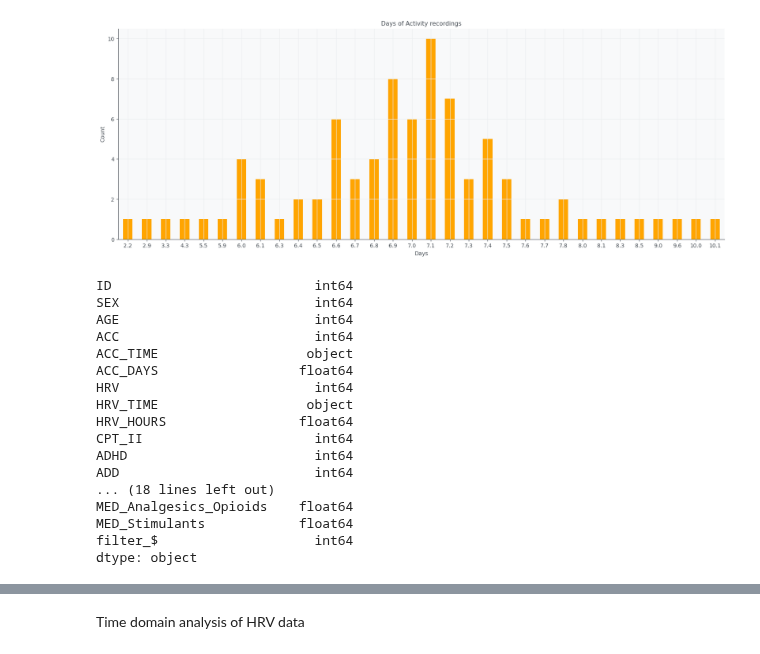
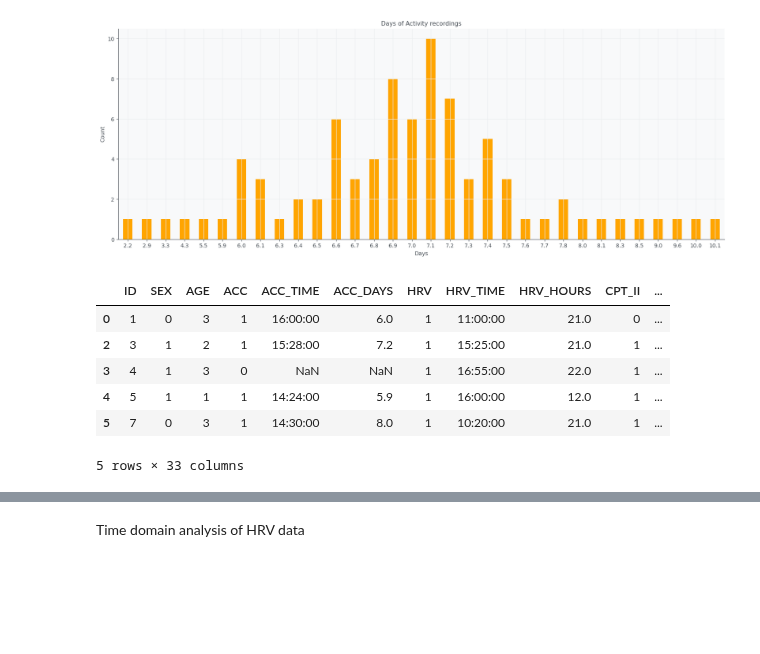
Before and after one commit to GacildaAnne/Thesis-ADHD-HRV, a Jupyter notebook: Thesis_code.ipynb, the cells around one changed output, grey strips where cells are left out. Drawn from its saved outputs; the diff is of its cells as text; code cells hidden in the pictures; blank space fills up the shorter version.

```diff
--- a/Thesis_code.ipynb
+++ b/Thesis_code.ipynb
@@ -82,25 +84,19 @@ patient_info.ACC_DAYS.value_counts().sort_index().plot(kind="bar", rot=0, color=
 plt.show()
 # %% [output]
 [figure]
-# %%
-
-
-patient_info.dtypes
-# %% [output]
-ID                          int64
-SEX                         int64
-AGE                         int64
-ACC                         int64
-ACC_TIME                   object
-ACC_DAYS                  float64
-HRV                         int64
-HRV_TIME                   object
-HRV_HOURS                 float64
-CPT_II                      int64
-ADHD                        int64
-ADD                         int64
-... (18 lines left out)
-MED_Analgesics_Opioids    float64
-MED_Stimulants            float64
-filter_$                    int64
-dtype: object
+# %%
+# Preparing HRV for plots and analysis
+
+HRVdf = patient_info.dropna(subset = ['HRV_TIME', 'HRV_HOURS']) # Remove rows with NAs in those two columns.
+
+type(HRVdf)
+
+HRVdf.head()
+# %% [output]
+|  | ID | SEX | AGE | ACC | ACC_TIME | ACC_DAYS | HRV | HRV_TIME | HRV_HOURS | CPT_II | ... |
+| 0 | 1 | 0 | 3 | 1 | 16:00:00 | 6.0 | 1 | 11:00:00 | 21.0 | 0 | ... |
+| 2 | 3 | 1 | 2 | 1 | 15:28:00 | 7.2 | 1 | 15:25:00 | 21.0 | 1 | ... |
+| 3 | 4 | 1 | 3 | 0 | NaN | NaN | 1 | 16:55:00 | 22.0 | 1 | ... |
+| 4 | 5 | 1 | 1 | 1 | 14:24:00 | 5.9 | 1 | 16:00:00 | 12.0 | 1 | ... |
+| 5 | 7 | 0 | 3 | 1 | 14:30:00 | 8.0 | 1 | 10:20:00 | 21.0 | 1 | ... |
+5 rows × 33 columns
```
Also changed, not shown: parts of 18 cells of this notebook.
